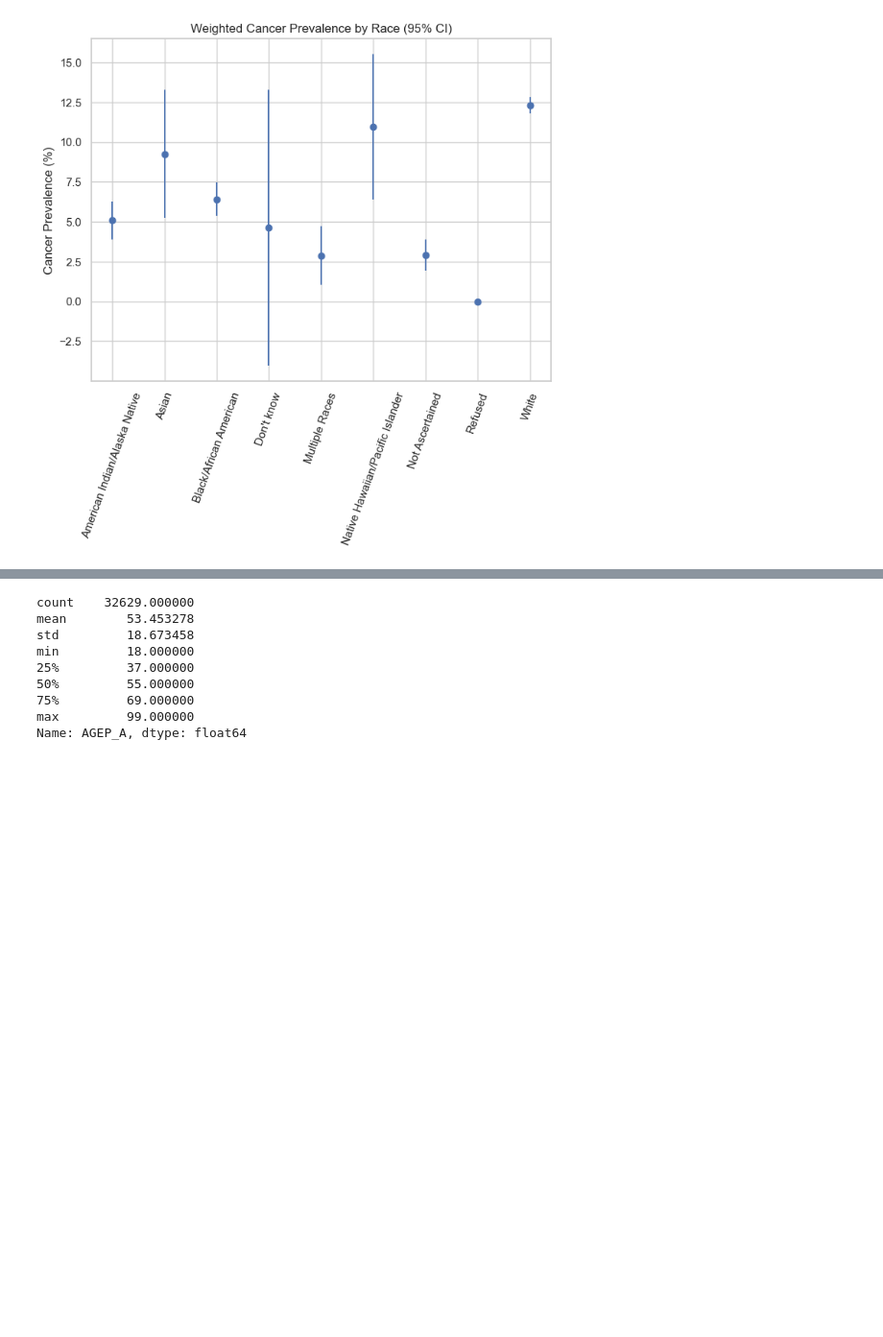
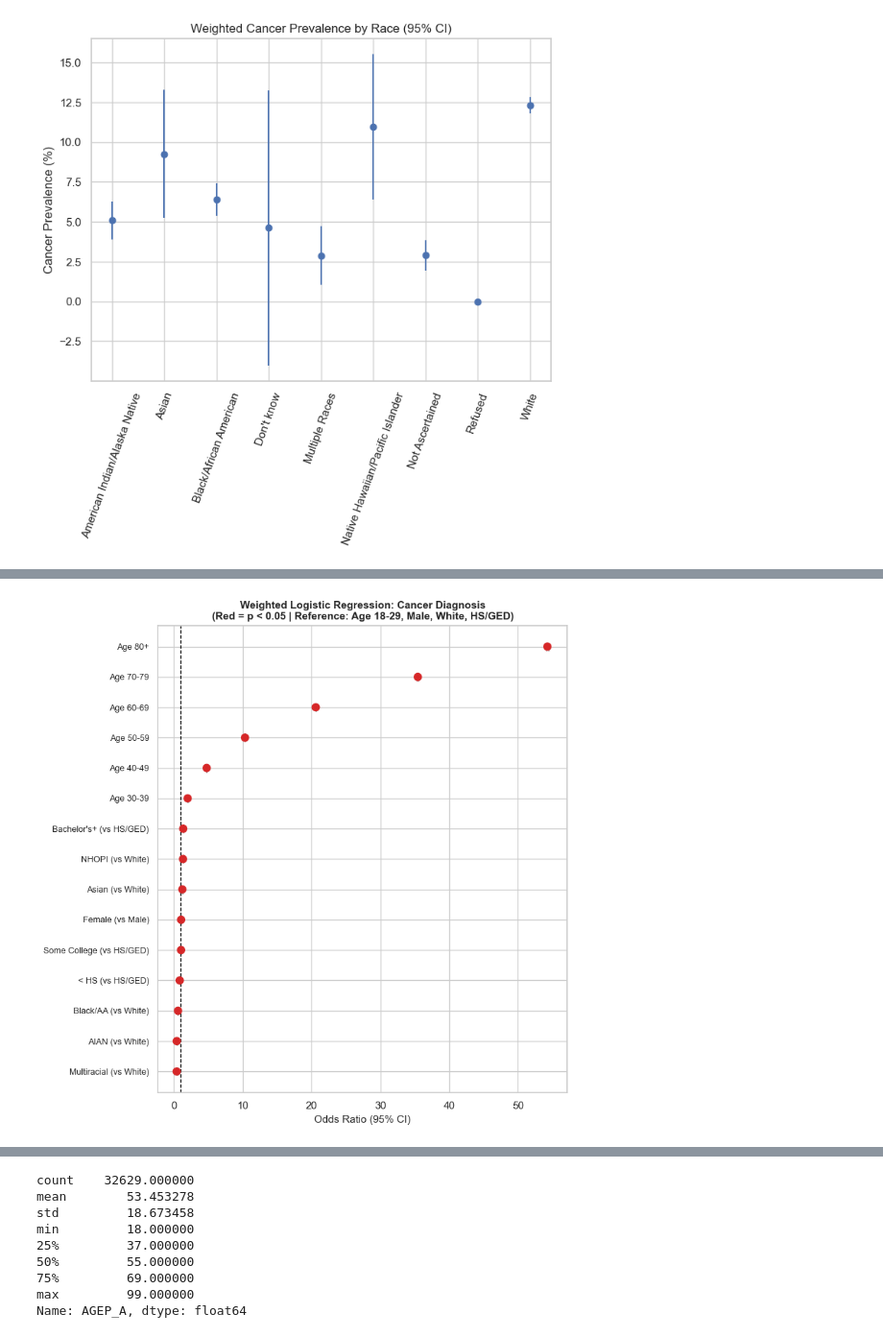
Before and after one commit to AmalBilal1/cancer-lifestyle-medicine, a Jupyter notebook: analysis.ipynb, the cells around one changed output, grey strips where cells are left out. Shown at 96% size. Cells and saved outputs as stored; diff of their text form; code cells hidden in the pictures; blank space fills up the shorter version.

```diff
--- a/analysis.ipynb
+++ b/analysis.ipynb
@@ -628,10 +638,15 @@ np.exp(conf)
 # %%
+params = results.params
+ci     = results.conf_int()
+pvals  = results.pvalues
+
 or_table = pd.DataFrame({
-    "Odds Ratio": np.exp(results.params),
-    "Lower CI": np.exp(results.conf_int()[0]),
-    "Upper CI": np.exp(results.conf_int()[1]),
-    "p-value": results.pvalues
-})
+    'Odds Ratio': np.exp(params),
+    'CI Low':     np.exp(ci[0]),
+    'CI High':    np.exp(ci[1]),
+    'p-value':    pvals
+}).drop('Intercept')
 
-or_table
+or_table['Significant'] = or_table['p-value'] < 0.05
+print(or_table.round(3).to_string())
 # %% [output]
@@ -678,0 +669,51 @@ plt.show()
+# %%
+# Clean up coefficient names for display
+label_map = {
+    "C(AGE_group, Treatment('18-29'))[T.30-39]":   "Age 30-39",
+    "C(AGE_group, Treatment('18-29'))[T.40-49]":   "Age 40-49",
+    "C(AGE_group, Treatment('18-29'))[T.50-59]":   "Age 50-59",
+    "C(AGE_group, Treatment('18-29'))[T.60-69]":   "Age 60-69",
+    "C(AGE_group, Treatment('18-29'))[T.70-79]":   "Age 70-79",
+    "C(AGE_group, Treatment('18-29'))[T.80+]":     "Age 80+",
+    "C(SEX_label, Treatment('Male'))[T.Female]":   "Female (vs Male)",
+    "C(RACE_label, Treatment('White'))[T.American Indian/Alaska Native]": "AIAN (vs White)",
+    "C(RACE_label, Treatment('White'))[T.Asian]":  "Asian (vs White)",
+    "C(RACE_label, Treatment('White'))[T.Black/African American]": "Black/AA (vs White)",
+    "C(RACE_label, Treatment('White'))[T.Multiple Races]": "Multiracial (vs White)",
+    "C(RACE_label, Treatment('White'))[T.Native Hawaiian/Pacific Islander]": "NHOPI (vs White)",
+    "C(EDUC_grp, Treatment('HS/GED'))[T.< HS]":       "< HS (vs HS/GED)",
+    "C(EDUC_grp, Treatment('HS/GED'))[T.Bachelor's+]": "Bachelor's+ (vs HS/GED)",
+    "C(EDUC_grp, Treatment('HS/GED'))[T.Some College]":"Some College (vs HS/GED)",
+}
+
+plot_df = or_table.copy()
+plot_df.index = plot_df.index.map(lambda x: label_map.get(x, x))
+plot_df = plot_df.sort_values('Odds Ratio')
+
+fig, ax = plt.subplots(figsize=(8, 8))
+
+colors = ['#d62728' if s else '#6baed6' for s in plot_df['Significant']]
+y_pos  = range(len(plot_df))
+
+ax.scatter(plot_df['Odds Ratio'], y_pos, color=colors, zorder=5, s=60)
+ax.errorbar(
+    plot_df['Odds Ratio'], y_pos,
+    xerr=[plot_df['Odds Ratio'] - plot_df['CI Low'],
+          plot_df['CI High']    - plot_df['Odds Ratio']],
+    fmt='none', color='gray', capsize=4, linewidth=1.2
+)
+
+ax.axvline(1, linestyle='--', color='black', linewidth=1)
+ax.set_yticks(list(y_pos))
+ax.set_yticklabels(plot_df.index, fontsize=9)
+ax.set_xlabel('Odds Ratio (95% CI)', fontsize=11)
+ax.set_title(
+    'Weighted Logistic Regression: Cancer Diagnosis\n'
+    '(Red = p < 0.05 | Reference: Age 18-29, Male, White, HS/GED)',
+    fontsize=11, fontweight='bold'
+)
+
+plt.tight_layout()
+plt.show()
+# %% [output]
+[figure, added]
```
Also changed, not shown: parts of 29 cells of this notebook, 1 other file.
